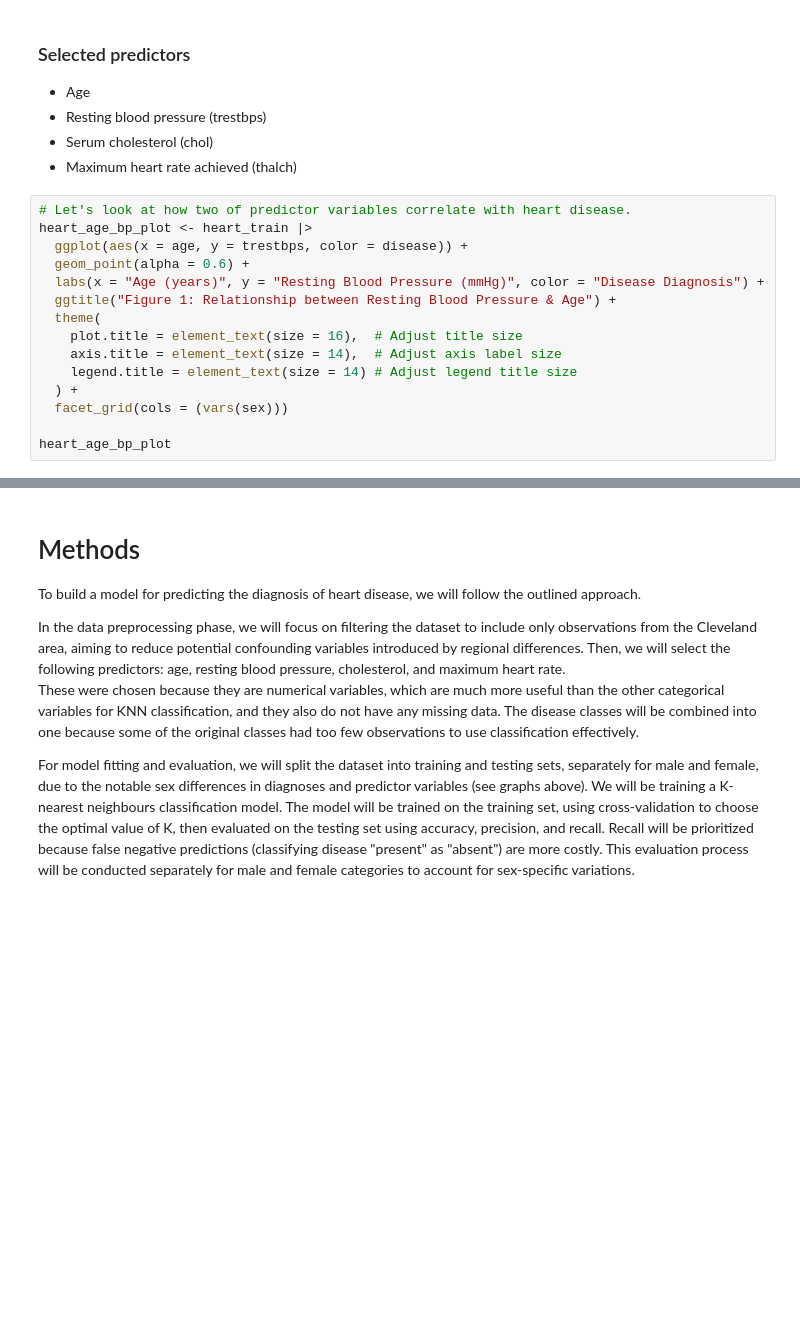
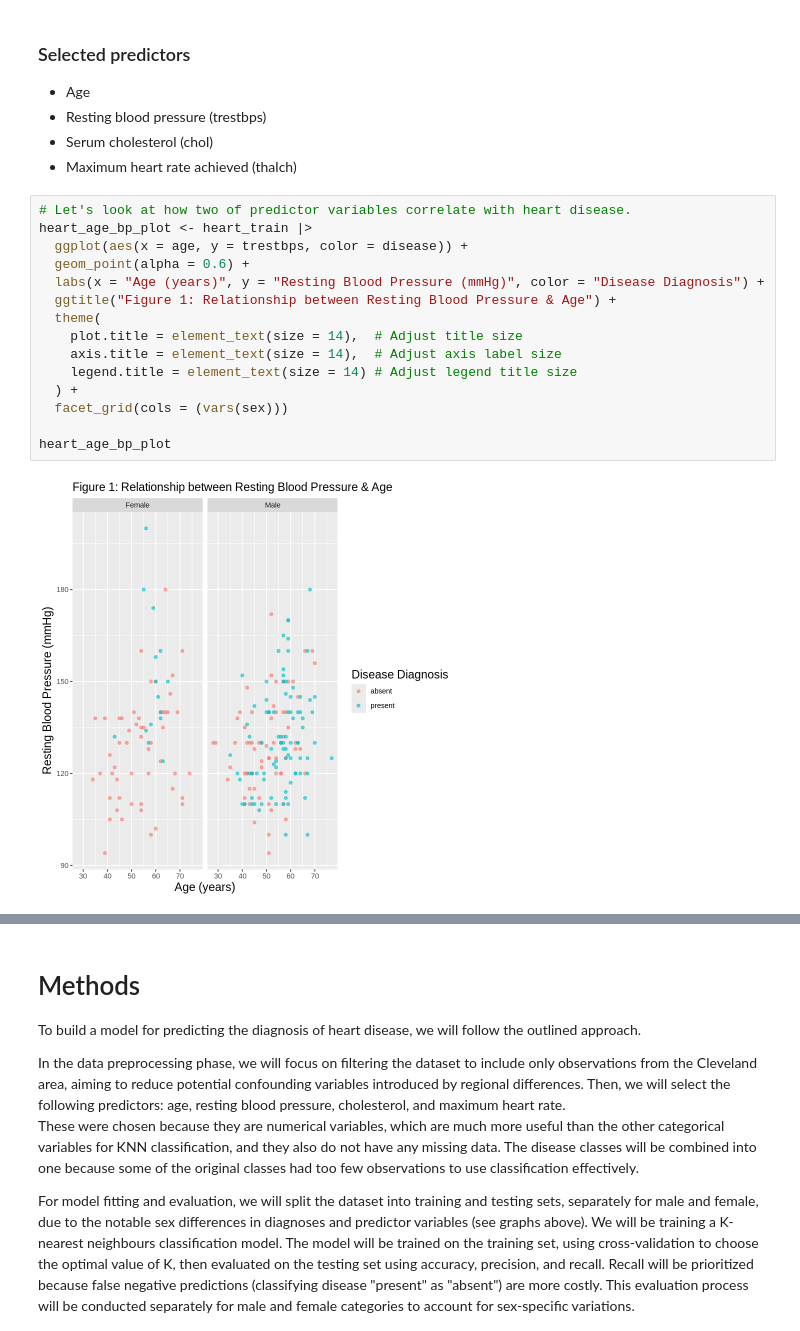
Before and after one commit to chiefpat450119/HeartDiseaseClassifier, a Jupyter notebook: Project_Notebook.ipynb, the cells around one changed output, grey strips where cells are left out. Cells and saved outputs as stored; diff of their text form; blank space fills up the shorter version.

```diff
--- a/Project_Notebook.ipynb
+++ b/Project_Notebook.ipynb
@@ -83,18 +161,20 @@ missing
 # %%
 # Let's look at how two of predictor variables correlate with heart disease.
 heart_age_bp_plot <- heart_train |>
   ggplot(aes(x = age, y = trestbps, color = disease)) +
   geom_point(alpha = 0.6) +
   labs(x = "Age (years)", y = "Resting Blood Pressure (mmHg)", color = "Disease Diagnosis") +
   ggtitle("Figure 1: Relationship between Resting Blood Pressure & Age") +
   theme(
-    plot.title = element_text(size = 16),  # Adjust title size
+    plot.title = element_text(size = 14),  # Adjust title size
     axis.title = element_text(size = 14),  # Adjust axis label size
     legend.title = element_text(size = 14) # Adjust legend title size
   ) +
   facet_grid(cols = (vars(sex)))
 
 heart_age_bp_plot
+# %% [output]
+[figure, added]
 # %%
 # Now the other two predictor variables
 heart_chol_hr_plot <- ggplot(heart_train, aes(x = chol, y = thalch, color = disease)) +
```
Also changed, not shown: parts of 8 cells of this notebook.
